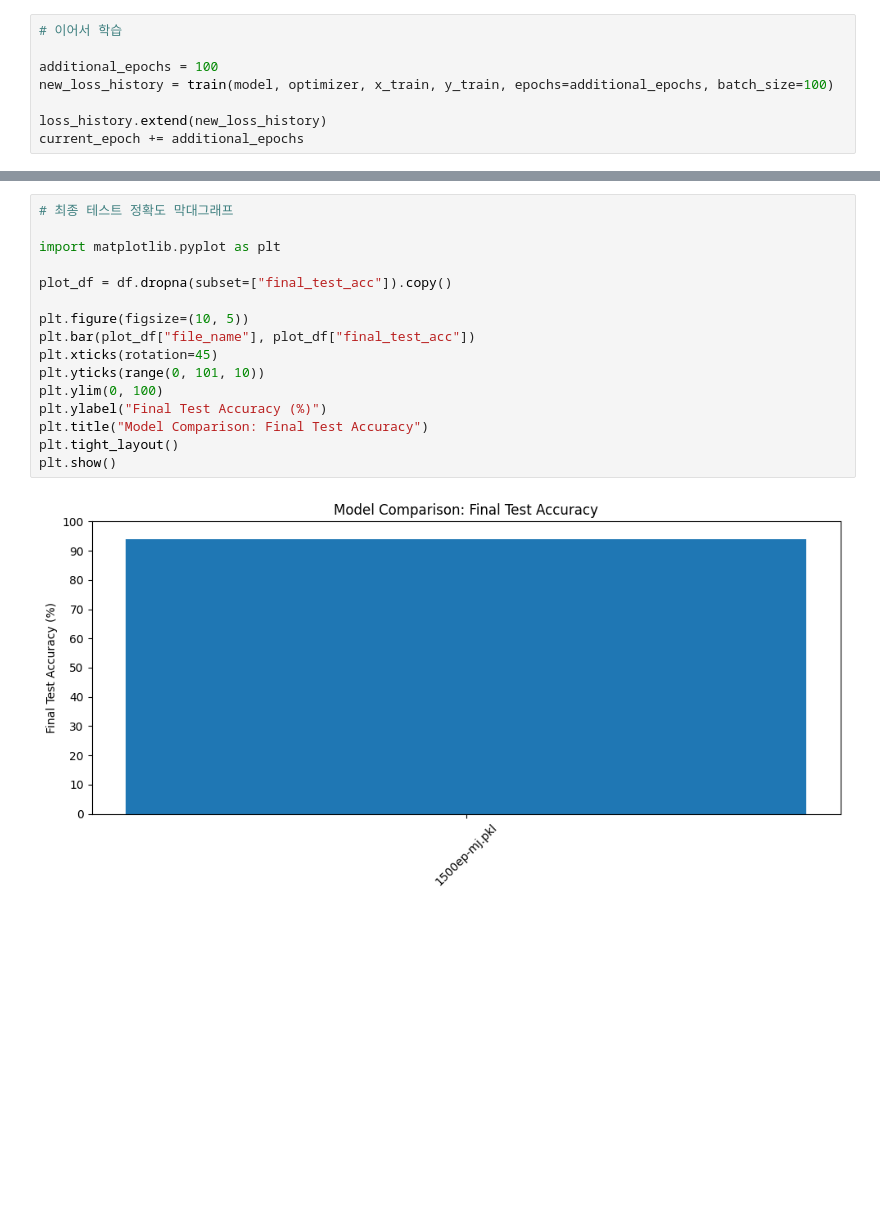
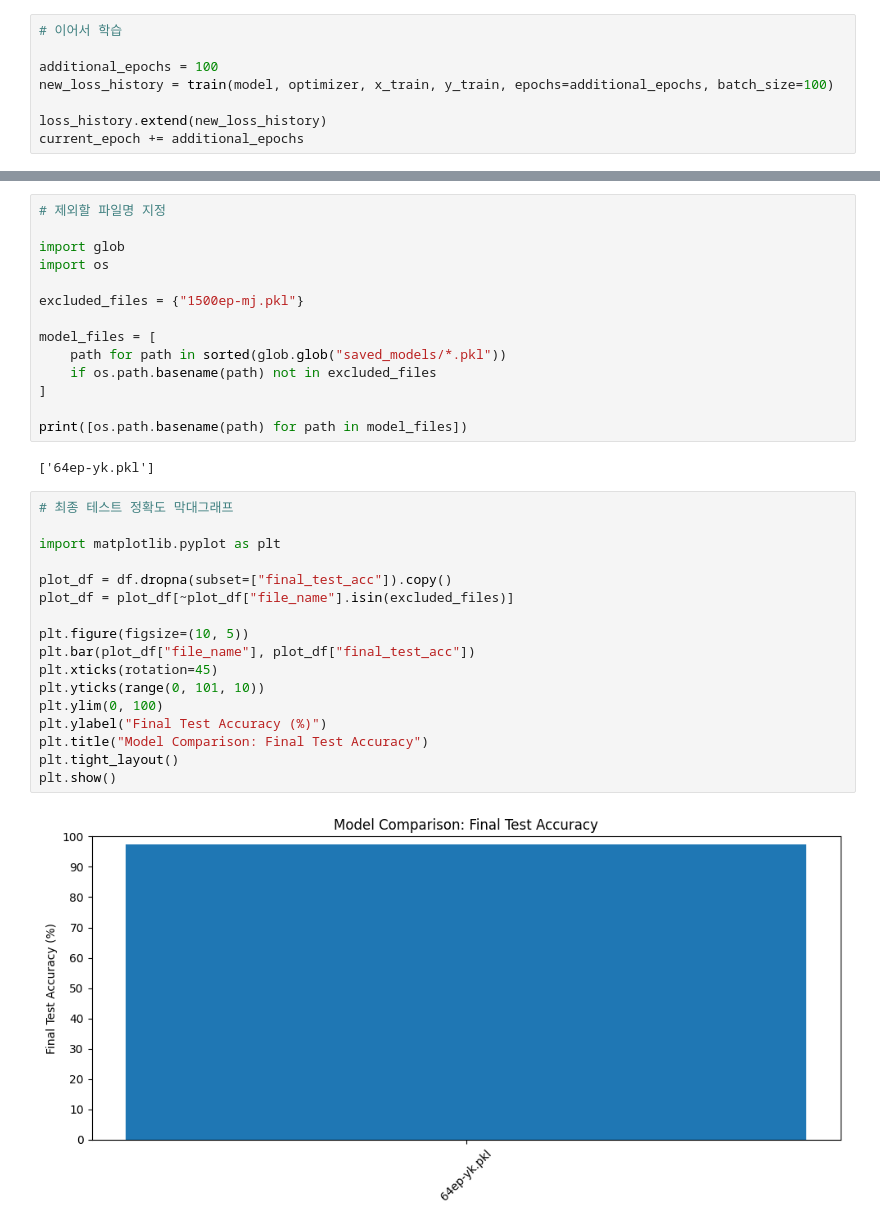
Before and after one commit to Jungle-12-303/week13-team-07-mnist-lab, a Jupyter notebook: mnist_lab.ipynb, the cells around one changed output, grey strips where cells are left out. Saved outputs shown, nothing was run; the diff lists cells and outputs as text; blank space fills up the shorter version.

```diff
--- a/mnist_lab.ipynb
+++ b/mnist_lab.ipynb
@@ -268,21 +269,38 @@ display(df)
+# %%
+# 제외할 파일명 지정
+
+import glob
+import os
+
+excluded_files = {"1500ep-mj.pkl"}
+
+model_files = [
+    path for path in sorted(glob.glob("saved_models/*.pkl"))
+    if os.path.basename(path) not in excluded_files
+]
+
+print([os.path.basename(path) for path in model_files])
+# %% [output]
+['64ep-yk.pkl']
 # %%
 # 최종 테스트 정확도 막대그래프
 
 import matplotlib.pyplot as plt
 
 plot_df = df.dropna(subset=["final_test_acc"]).copy()
+plot_df = plot_df[~plot_df["file_name"].isin(excluded_files)]
 
 plt.figure(figsize=(10, 5))
 plt.bar(plot_df["file_name"], plot_df["final_test_acc"])
 plt.xticks(rotation=45)
 plt.yticks(range(0, 101, 10))
 plt.ylim(0, 100)
 plt.ylabel("Final Test Accuracy (%)")
 plt.title("Model Comparison: Final Test Accuracy")
 plt.tight_layout()
 plt.show()
 # %% [output]
-[figure, old version]
+[figure, new version]
 # %%
 # 최종 loss 막대그래프
 
```
Also changed, not shown: parts of 2 cells of this notebook.
